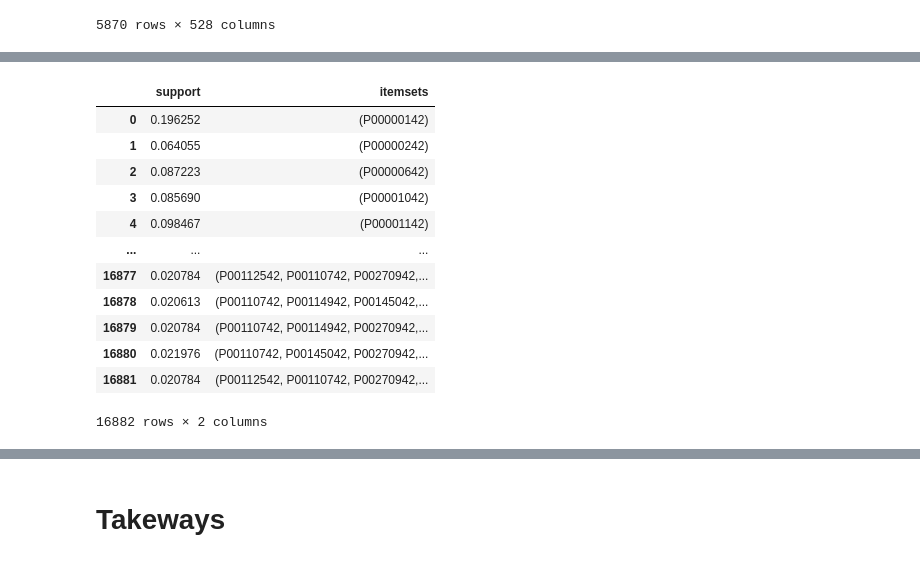
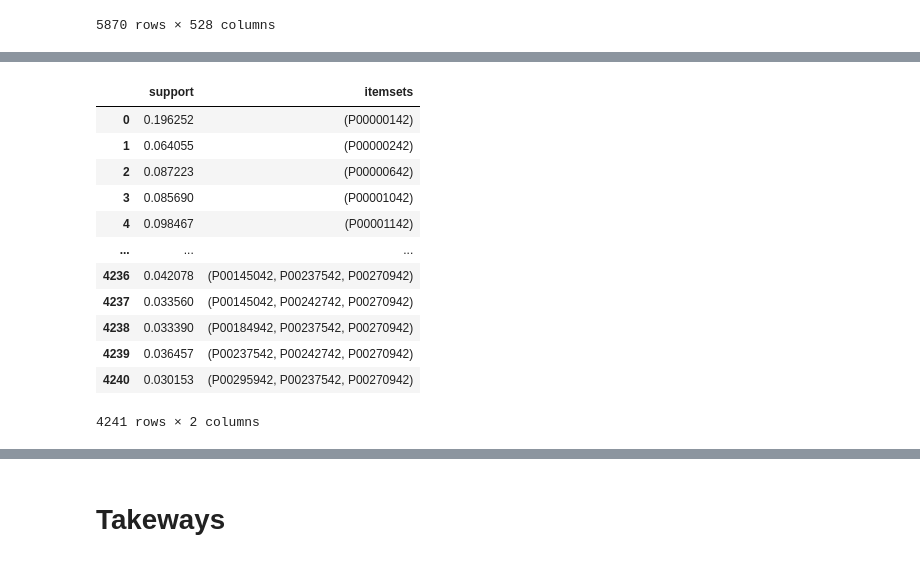
Before and after one commit to cetinus-gulin/ie423, a Jupyter notebook: task5-6-7/task7-gulin.ipynb, the cells around one changed output, grey strips where cells are left out. Cells and saved outputs as stored; diff of their text form; code cells hidden in the pictures.

```diff
--- a/task5-6-7/task7-gulin.ipynb
+++ b/task5-6-7/task7-gulin.ipynb
@@ -99,10 +99,10 @@ Requirement already satisfied: six>=1.5 in /Library/Frameworks/Python.framework/
 5870 rows × 528 columns
 # %%
 %%time
-# Determine the items and itemsets with at least 2% support (generates all itemsets and then filters by support)
+# Determine the items and itemsets with at least 3% support (generates all itemsets and then filters by support)
 
 from mlxtend.frequent_patterns import apriori
 
-frequent_itemsets = apriori(dfPurchase, min_support=0.02, use_colnames=True)
+frequent_itemsets = apriori(dfPurchase, min_support=0.03, use_colnames=True)
 frequent_itemsets
 # %% [output]
@@ -111,16 +111,16 @@ Wall time: 25.1 s
 |  | support | itemsets |
 | 0 | 0.196252 | (P00000142) |
 | 1 | 0.064055 | (P00000242) |
 | 2 | 0.087223 | (P00000642) |
 | 3 | 0.085690 | (P00001042) |
 | 4 | 0.098467 | (P00001142) |
 | ... | ... | ... |
-| 16877 | 0.020784 | (P00112542, P00110742, P00270942,... |
-| 16878 | 0.020613 | (P00110742, P00114942, P00145042,... |
-| 16879 | 0.020784 | (P00110742, P00114942, P00270942,... |
-| 16880 | 0.021976 | (P00110742, P00145042, P00270942,... |
-| 16881 | 0.020784 | (P00112542, P00110742, P00270942,... |
+| 4236 | 0.042078 | (P00145042, P00237542, P00270942) |
+| 4237 | 0.033560 | (P00145042, P00242742, P00270942) |
+| 4238 | 0.033390 | (P00184942, P00237542, P00270942) |
+| 4239 | 0.036457 | (P00237542, P00242742, P00270942) |
+| 4240 | 0.030153 | (P00295942, P00237542, P00270942) |
-16882 rows × 2 columns
+4241 rows × 2 columns
 # %%
 %%time
 # Speed up by using pattern fragment growth method for mining frequent itemsets (uses density to find good itemsets)
```
Also changed, not shown: parts of 6 cells of this notebook.
